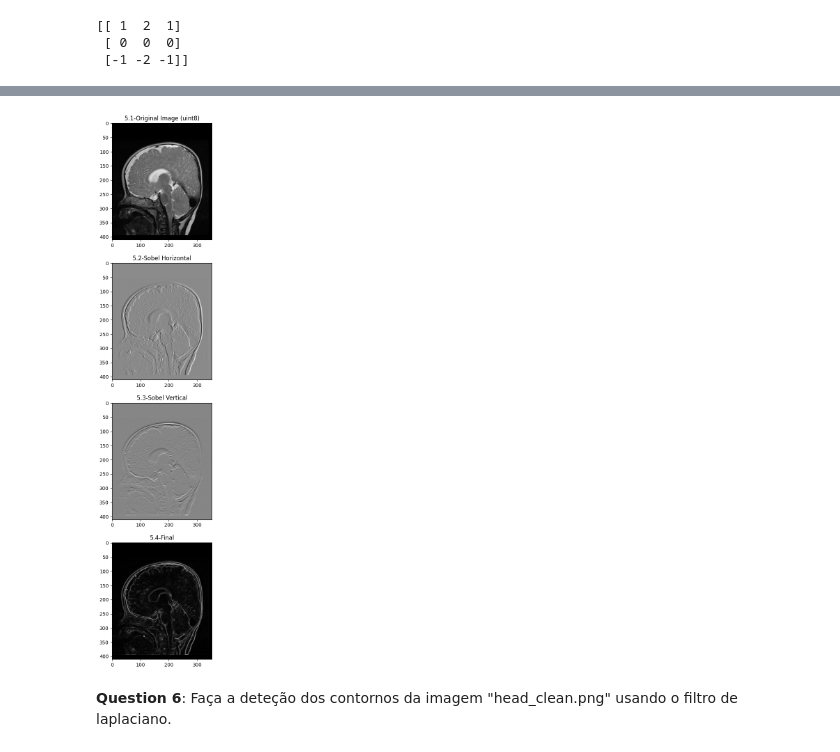
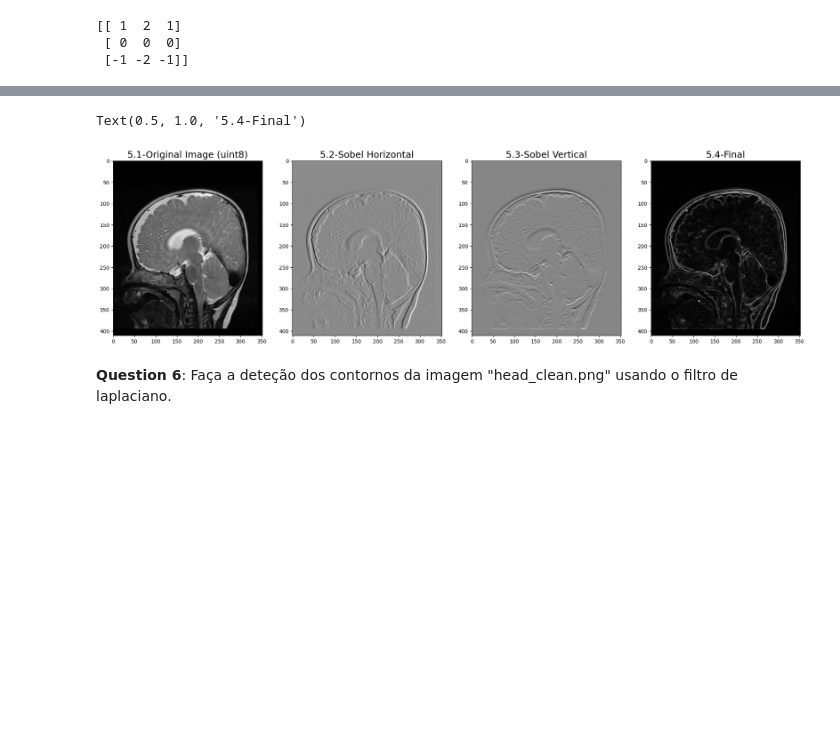
Before and after one commit to a20871/PIB, a Jupyter notebook: Worksheet 3.ipynb, the cells around one changed output, grey strips where cells are left out. Drawn from its saved outputs; the diff is of its cells as text; code cells hidden in the pictures; blank space fills up the shorter version.

```diff
--- a/Worksheet 3.ipynb
+++ b/Worksheet 3.ipynb
@@ -304,15 +315,16 @@ imshow(sob)
 # %%
-fig, (img1, img2, img3, img4)=matplotlib.pylab.subplots(4,1,figsize=(24,20))
+fig, (img1, img2, img3, img4)=matplotlib.pylab.subplots(1,4,figsize=(24,20))
 img1.imshow(h_clean)
-img1.title.set_text('5.1-Original Image (uint8)')
+img1.set_title('5.1-Original Image (uint8)', fontsize=18)
 img2.imshow(im_sobel1)
-img2.title.set_text('5.2-Sobel Horizontal')
+img2.set_title('5.2-Sobel Horizontal', fontsize=18)
 img3.imshow(im_sobel2)
-img3.title.set_text('5.3-Sobel Vertical')
+img3.set_title('5.3-Sobel Vertical', fontsize=18)
 img4.imshow(sob)
-img4.title.set_text('5.4-Final')
+img4.set_title('5.4-Final', fontsize=18)
 # %% [output]
+Text(0.5, 1.0, '5.4-Final')
-[figure, old version]
+[figure, new version]
 # %% [markdown]
 **Question 6**: Faça a deteção dos contornos da imagem "head_clean.png" usando o filtro de laplaciano.
 # %%
```
Also changed, not shown: parts of 14 cells of this notebook.
